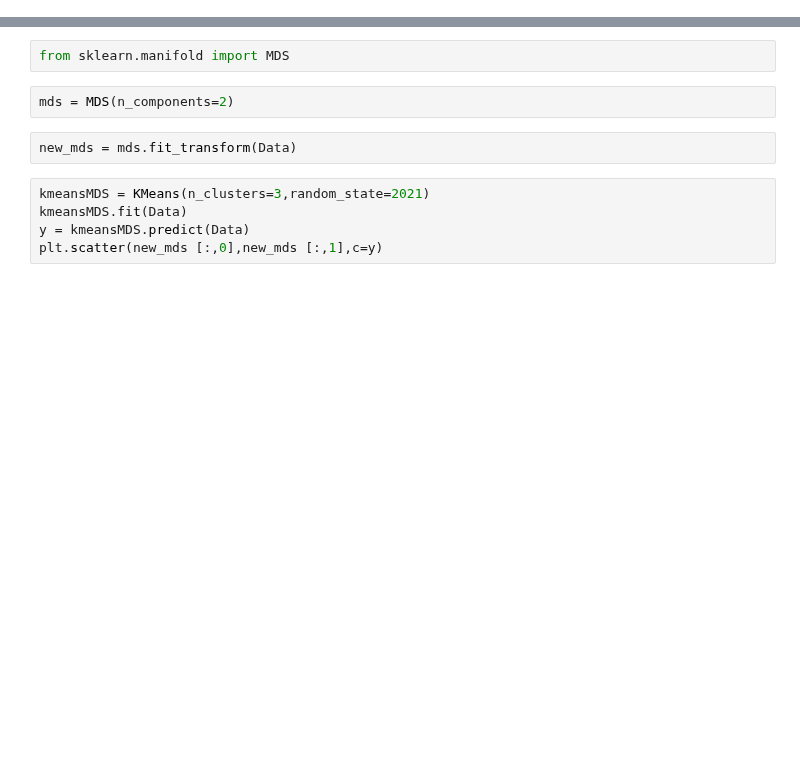
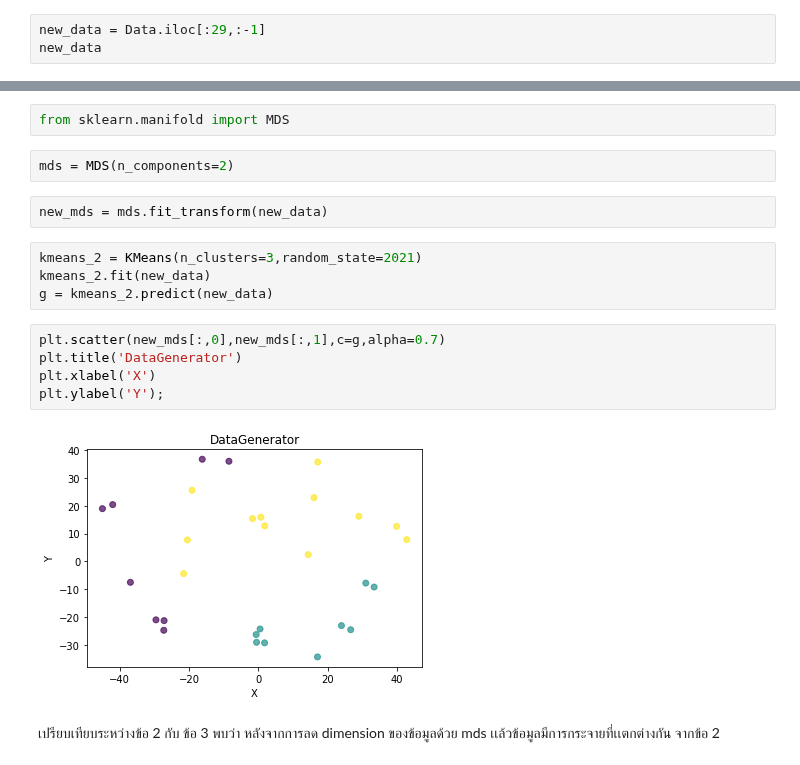
Before and after one commit to SupidchayaTangkidwanich/multivariate, a Jupyter notebook: Multivariate_Exam.ipynb, the cells around one changed output, grey strips where cells are left out. Cells and saved outputs as stored; diff of their text form; blank space fills up the shorter version.

```diff
--- a/Multivariate_Exam.ipynb
+++ b/Multivariate_Exam.ipynb
@@ -75,0 +112,3 @@ Data.shape # มีทั้งหมด 32 dimension
+# %%
+new_data = Data.iloc[:29,:-1]
+new_data
@@ -214,9 +268,17 @@ from sklearn.manifold import MDS
 # %%
 mds = MDS(n_components=2)
 # %%
-new_mds = mds.fit_transform(Data)
+new_mds = mds.fit_transform(new_data)
-# %%
-kmeansMDS = KMeans(n_clusters=3,random_state=2021)
-kmeansMDS.fit(Data)
-y = kmeansMDS.predict(Data)
-plt.scatter(new_mds [:,0],new_mds [:,1],c=y)
+# %%
+kmeans_2 = KMeans(n_clusters=3,random_state=2021)
+kmeans_2.fit(new_data)
+g = kmeans_2.predict(new_data)
+# %%
+plt.scatter(new_mds[:,0],new_mds[:,1],c=g,alpha=0.7)
+plt.title('DataGenerator')
+plt.xlabel('X')
+plt.ylabel('Y');
+# %% [output]
+[figure, added]
+# %% [markdown]
+เปรียบเทียบระหว่างข้อ 2 กับ ข้อ 3 พบว่า หลังจากการลด dimension ของข้อมูลด้วย mds เเล้วข้อมูลมีการกระจายที่เเตกต่างกัน จากข้อ 2
```
Also changed, not shown: parts of 12 cells of this notebook.
